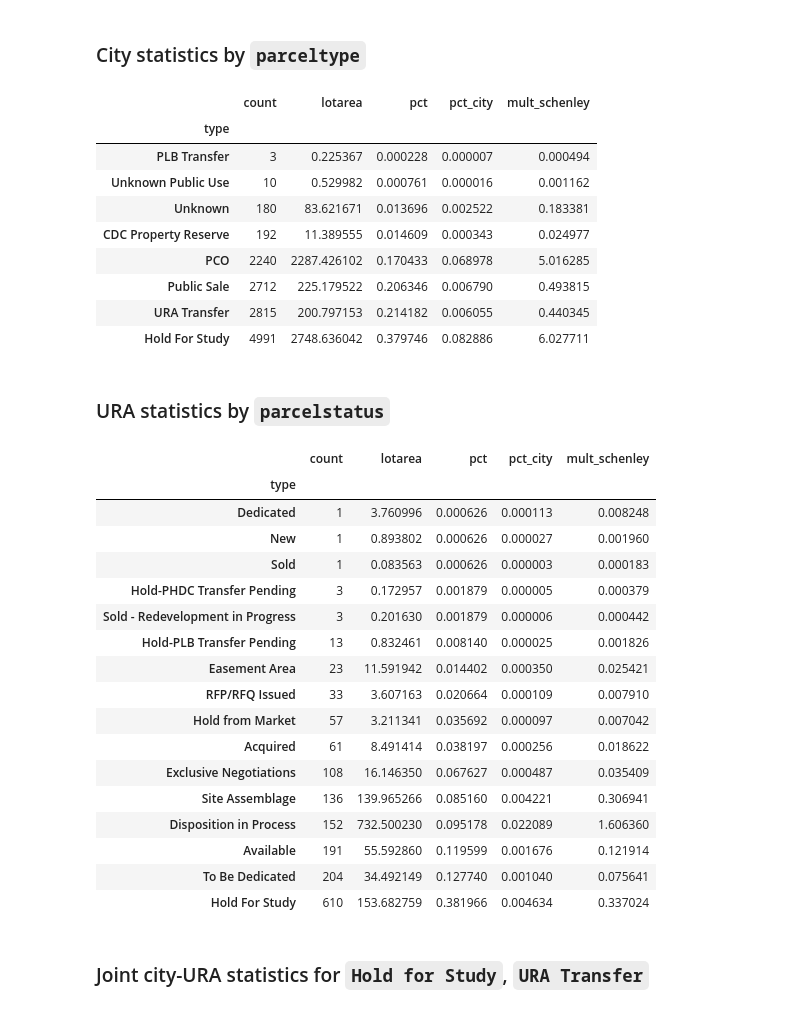
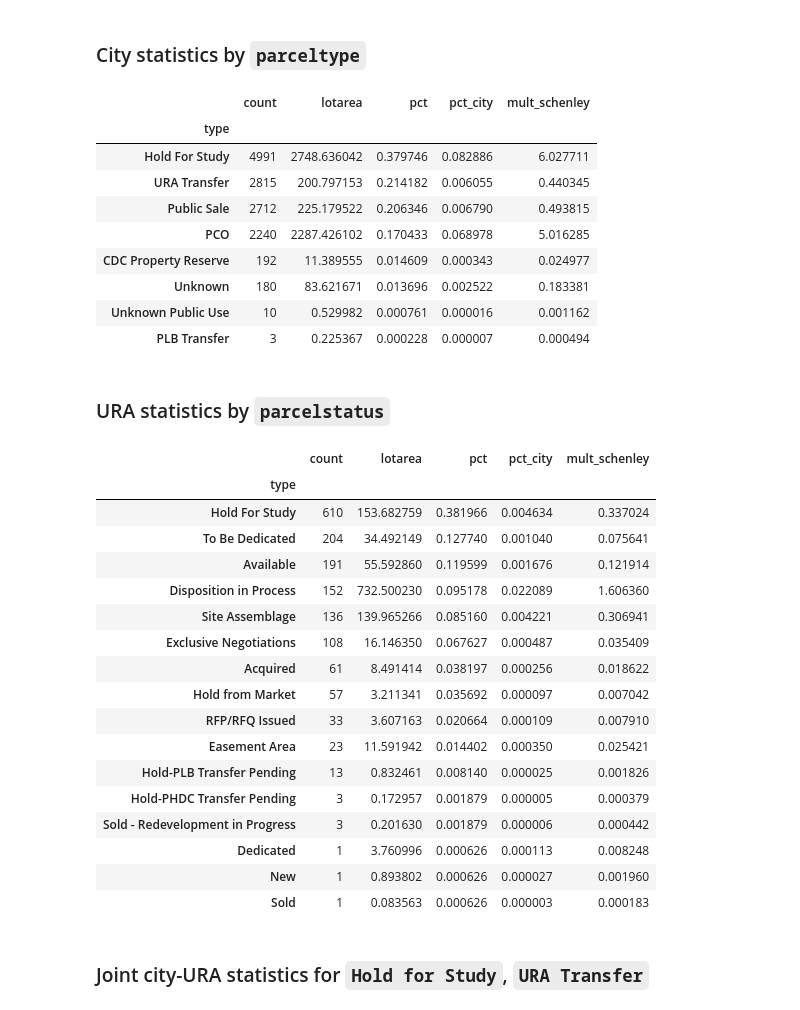
Before and after one commit to maclover7/pghland, a Jupyter notebook: city-inventory.ipynb, the cells around one changed output. Saved outputs shown, nothing was run; the diff lists cells and outputs as text; code cells hidden in the pictures.

Commit message:
Properly descending sort

```diff
--- a/city-inventory.ipynb
+++ b/city-inventory.ipynb
@@ -20,7 +20,7 @@ def ownership_stats(df):
     return ownershiplength
 
 def quick_stats(df):
-    df = df.groupby(df.type).aggregate({ 'count': 'sum', 'lotarea': 'sum' }).sort_values(by='count')
+    df = df.groupby(df.type).aggregate({ 'count': 'sum', 'lotarea': 'sum' }).sort_values(by='count', ascending=False)
 
     # Convert lot area sqft to acres
     df['lotarea'] = df.lotarea / 43560
@@ -42,8 +42,7 @@ propertiescitypt = pd.read_sql_query("""SELECT parceltype AS type, COUNT(parcele
 FROM parceleproppgh
 JOIN assessments
 ON assessments.parcelid = parceleproppgh.parcelid
-GROUP BY type
-ORDER BY count DESC;""", DB)
+GROUP BY type;""", DB)
 
 # Merge permanent city ownership parcel types
 propertiescitypt.loc[propertiescitypt.type.isin([
@@ -54,44 +53,43 @@ quick_stats(propertiescitypt)
 # %% [output]
 |  | count | lotarea | pct | pct_city | mult_schenley |
 | type |  |  |  |  |  |
+| Hold For Study | 4991 | 2748.636042 | 0.379746 | 0.082886 | 6.027711 |
+| URA Transfer | 2815 | 200.797153 | 0.214182 | 0.006055 | 0.440345 |
+| Public Sale | 2712 | 225.179522 | 0.206346 | 0.006790 | 0.493815 |
+| PCO | 2240 | 2287.426102 | 0.170433 | 0.068978 | 5.016285 |
+| CDC Property Reserve | 192 | 11.389555 | 0.014609 | 0.000343 | 0.024977 |
+| Unknown | 180 | 83.621671 | 0.013696 | 0.002522 | 0.183381 |
+| Unknown Public Use | 10 | 0.529982 | 0.000761 | 0.000016 | 0.001162 |
 | PLB Transfer | 3 | 0.225367 | 0.000228 | 0.000007 | 0.000494 |
-| Unknown Public Use | 10 | 0.529982 | 0.000761 | 0.000016 | 0.001162 |
-| Unknown | 180 | 83.621671 | 0.013696 | 0.002522 | 0.183381 |
-| CDC Property Reserve | 192 | 11.389555 | 0.014609 | 0.000343 | 0.024977 |
-| PCO | 2240 | 2287.426102 | 0.170433 | 0.068978 | 5.016285 |
-| Public Sale | 2712 | 225.179522 | 0.206346 | 0.006790 | 0.493815 |
-| URA Transfer | 2815 | 200.797153 | 0.214182 | 0.006055 | 0.440345 |
-| Hold For Study | 4991 | 2748.636042 | 0.379746 | 0.082886 | 6.027711 |
 # %% [markdown]
 ### URA statistics by `parcelstatus`
 # %%
 propertiesuraps = pd.read_sql_query("""SELECT parcelstatus AS type, COUNT(parcelepropura.parcelid), SUM(lotarea::int) AS lotarea
 FROM parcelepropura
 JOIN assessments
 ON assessments.parcelid = parcelepropura.parcelid
-GROUP BY parcelstatus
-ORDER BY count DESC;""", DB)
+GROUP BY parcelstatus;""", DB)
 
 quick_stats(propertiesuraps)
 # %% [output]
 |  | count | lotarea | pct | pct_city | mult_schenley |
 | type |  |  |  |  |  |
+| Hold For Study | 610 | 153.682759 | 0.381966 | 0.004634 | 0.337024 |
+| To Be Dedicated | 204 | 34.492149 | 0.127740 | 0.001040 | 0.075641 |
+| Available | 191 | 55.592860 | 0.119599 | 0.001676 | 0.121914 |
+| Disposition in Process | 152 | 732.500230 | 0.095178 | 0.022089 | 1.606360 |
+| Site Assemblage | 136 | 139.965266 | 0.085160 | 0.004221 | 0.306941 |
+| Exclusive Negotiations | 108 | 16.146350 | 0.067627 | 0.000487 | 0.035409 |
+| Acquired | 61 | 8.491414 | 0.038197 | 0.000256 | 0.018622 |
+| Hold from Market | 57 | 3.211341 | 0.035692 | 0.000097 | 0.007042 |
+| RFP/RFQ Issued | 33 | 3.607163 | 0.020664 | 0.000109 | 0.007910 |
+| Easement Area | 23 | 11.591942 | 0.014402 | 0.000350 | 0.025421 |
+| Hold-PLB Transfer Pending | 13 | 0.832461 | 0.008140 | 0.000025 | 0.001826 |
+| Hold-PHDC Transfer Pending | 3 | 0.172957 | 0.001879 | 0.000005 | 0.000379 |
+| Sold - Redevelopment in Progress | 3 | 0.201630 | 0.001879 | 0.000006 | 0.000442 |
 | Dedicated | 1 | 3.760996 | 0.000626 | 0.000113 | 0.008248 |
 | New | 1 | 0.893802 | 0.000626 | 0.000027 | 0.001960 |
 | Sold | 1 | 0.083563 | 0.000626 | 0.000003 | 0.000183 |
-| Hold-PHDC Transfer Pending | 3 | 0.172957 | 0.001879 | 0.000005 | 0.000379 |
-| Sold - Redevelopment in Progress | 3 | 0.201630 | 0.001879 | 0.000006 | 0.000442 |
-| Hold-PLB Transfer Pending | 13 | 0.832461 | 0.008140 | 0.000025 | 0.001826 |
-| Easement Area | 23 | 11.591942 | 0.014402 | 0.000350 | 0.025421 |
-| RFP/RFQ Issued | 33 | 3.607163 | 0.020664 | 0.000109 | 0.007910 |
-| Hold from Market | 57 | 3.211341 | 0.035692 | 0.000097 | 0.007042 |
-| Acquired | 61 | 8.491414 | 0.038197 | 0.000256 | 0.018622 |
-| Exclusive Negotiations | 108 | 16.146350 | 0.067627 | 0.000487 | 0.035409 |
-| Site Assemblage | 136 | 139.965266 | 0.085160 | 0.004221 | 0.306941 |
-| Disposition in Process | 152 | 732.500230 | 0.095178 | 0.022089 | 1.606360 |
-| Available | 191 | 55.592860 | 0.119599 | 0.001676 | 0.121914 |
-| To Be Dedicated | 204 | 34.492149 | 0.127740 | 0.001040 | 0.075641 |
-| Hold For Study | 610 | 153.682759 | 0.381966 | 0.004634 | 0.337024 |
 # %% [markdown]
 ### Joint city-URA statistics for `Hold for Study`, `URA Transfer`
 # %%
```
Also changed, not shown: parts of 5 cells of this notebook.
